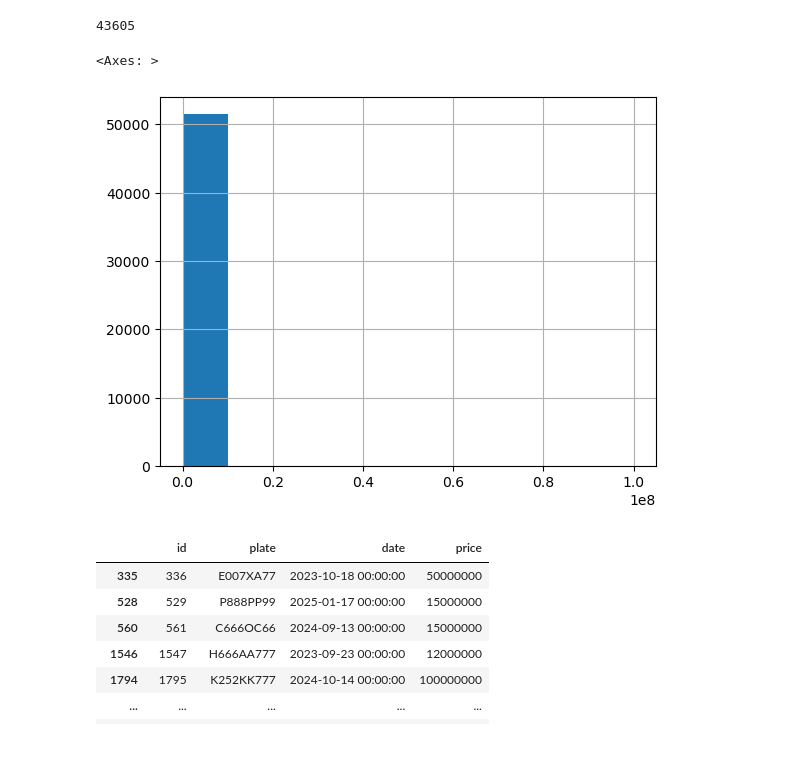
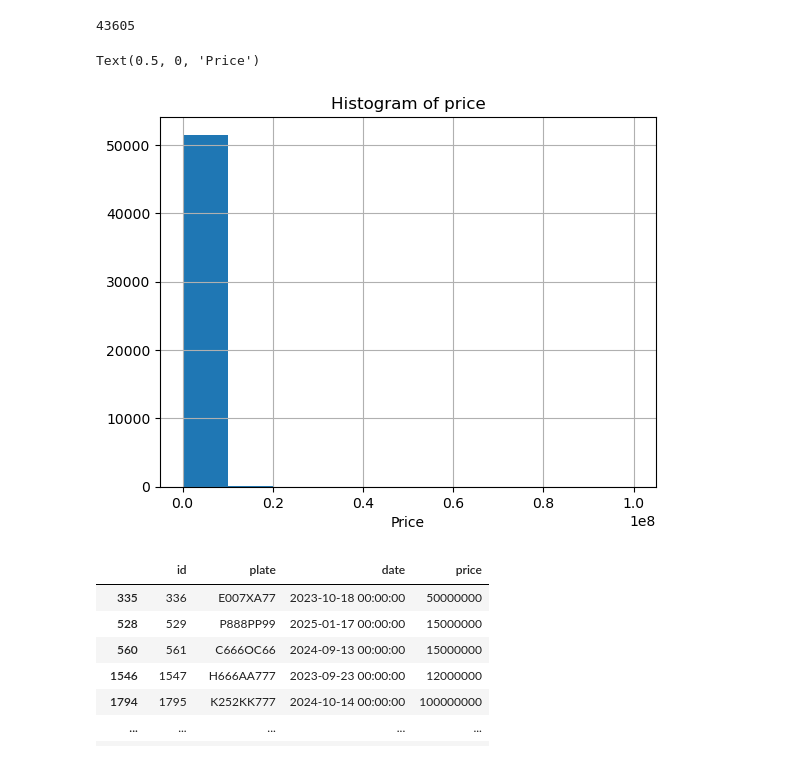
Before and after one commit to saimadhu27/car_plates_price_prediction, a Jupyter notebook: notebook.ipynb, the cells around one changed output. Drawn from its saved outputs; the diff is of its cells as text; code cells hidden in the pictures.

```diff
--- a/notebook.ipynb
+++ b/notebook.ipynb
@@ -69,9 +69,11 @@ data['plate'].nunique()
 43605
 # %%
 data['price'].hist(bins = 10)
+plt.title('Histogram of price')
+plt.xlabel('Price')
 # %% [output]
-<Axes: >
+Text(0.5, 0, 'Price')
-[figure, old version]
+[figure, new version]
 # %%
 # why does this data have abnormal prices compared to the other data?
 data[data['price'] > 10000000]
```
Also changed, not shown: parts of 16 cells of this notebook.
